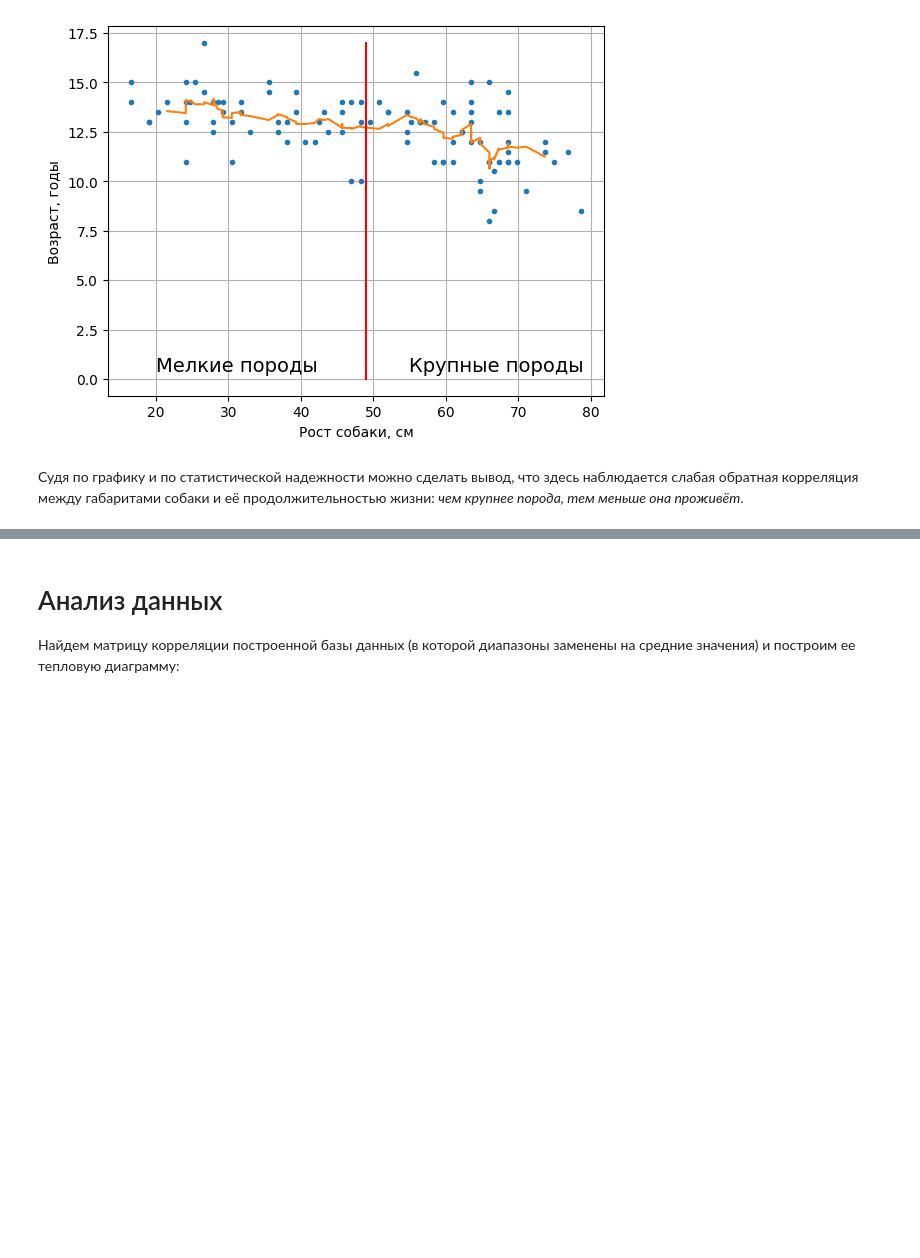
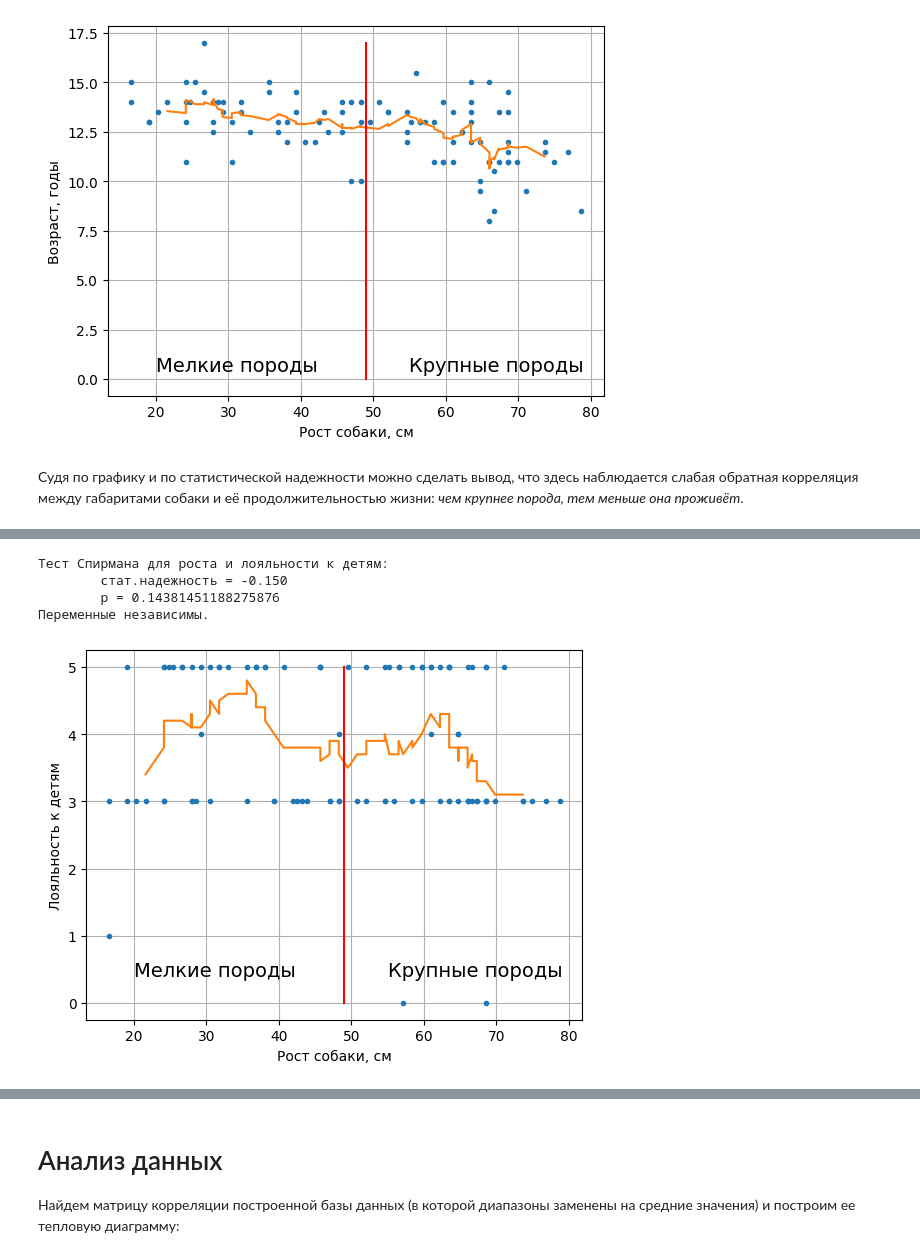
Before and after one commit to julproh/Analyz, a Jupyter notebook: Analiz_bazy_dannykh_porod_sobak.ipynb, the cells around one changed output, grey strips where cells are left out. Drawn from its saved outputs; the diff is of its cells as text; code cells hidden in the pictures; blank space fills up the shorter version.

```diff
--- a/Analiz_bazy_dannykh_porod_sobak.ipynb
+++ b/Analiz_bazy_dannykh_porod_sobak.ipynb
@@ -383,0 +421,24 @@ plt.show()
+# %%
+test_spearman(
+    df.avg_height, df.good_with_children,
+    "роста и лояльности к детям"
+)
+
+plot_mean(df, "avg_height", "good_with_children")
+
+plt.plot(
+    [mean_height_value, mean_height_value],
+    [0, df.good_with_children.max()], color = 'red'
+)
+plt.text(20, 0.4, "Мелкие породы", fontsize=14)
+plt.text(55, 0.4, "Крупные породы", fontsize=14)
+plt.xlabel('Рост собаки, см')
+plt.ylabel("Лояльность к детям")
+
+plt.show()
+# %% [output]
+Тест Спирмана для роста и лояльности к детям:
+        стат.надежность = -0.150
+        p = 0.14381451188275876
+Переменные независимы.
+[figure, added]
```
Also changed, not shown: parts of 14 cells of this notebook.
